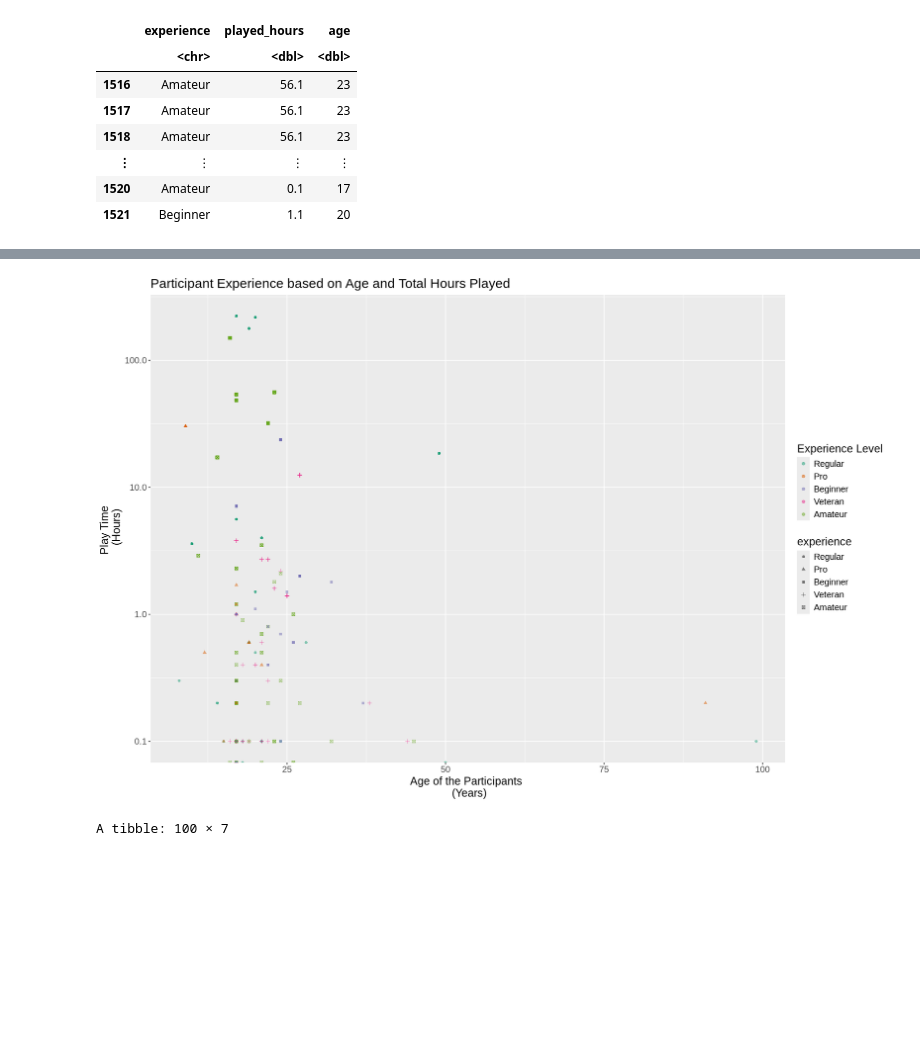
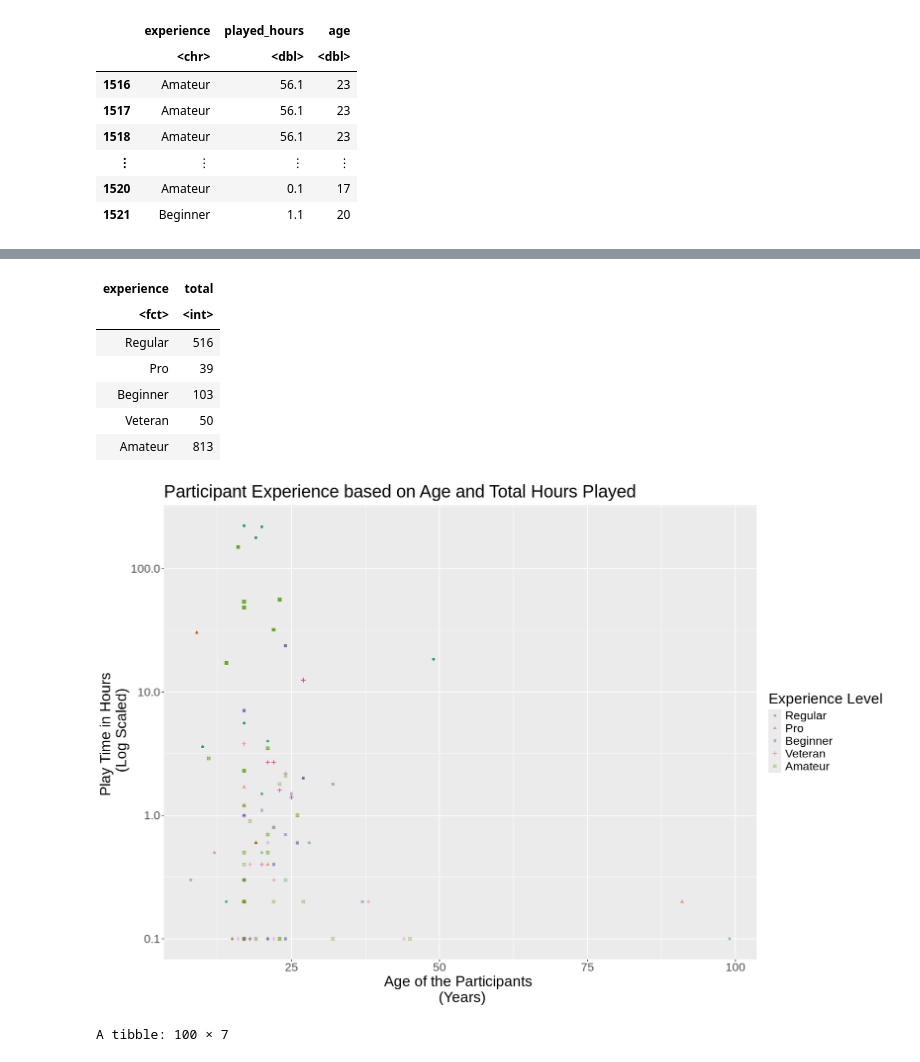
Before and after one commit to EtanSun/DSCI_100_Project, a Jupyter notebook: project.ipynb, the cells around one changed output, grey strips where cells are left out. Saved outputs shown, nothing was run; the diff lists cells and outputs as text; code cells hidden in the pictures; blank space fills up the shorter version.

```diff
--- a/project.ipynb
+++ b/project.ipynb
@@ -130,12 +148,12 @@ playdate_select <- playdate |>
 select (experience, played_hours, age)
 
 #Remove all values of "played_hours" that equal to 0. (4)
-playdate_final <- playdate_select |>
+playdate_NA <- playdate_select |>
 filter (played_hours > 0)
 
 #Printing out the first and last 6 rows to see what we are working with. (5)
-head(playdate_final, 6)
-tail (playdate_final, 6)
+head(playdate_NA, 6)
+tail (playdate_NA, 6)
 # %% [output]
 A data.frame: 6 × 3
 |  | experience | played_hours | age |
@@ -158,22 +194,27 @@ A data.frame: 6 × 3
 # %%
-#Copy and reword this code if we don't need start_time, end_time, and difference:
+#Setting the initial plot size. (1)
 options (repr.plot.width = 15, repr.plot.height = 10)
 
-
-#Final Cleaning of the data and turning the experience variable to a categorical variable
-playdate_final <- playdate_diff |>
+#Converting experience into a factor data type - categorical. (2)
+playdate_final <- playdate_NA |>
 select (experience:age) |>
 mutate (experience = as_factor(experience))
 
-#Creating a visualization to see what we're working with; x = age as it is independent, y = played_hours as it might change based on age
+#Creating a visualization to see what we're working with; x = age as it is independent, y = played_hours as it might change based on age. (3)
 playdate_vision <- playdate_final |>
 ggplot (aes(x = age, y = played_hours, color = experience, shape = experience)) +
 geom_point(alpha = 0.5) +
 scale_color_brewer (palette = "Dark2") +
-labs (x = "Age of the Participants \n (Years)", y = "Play Time \n (Hours)", title = "Participant Experience based on Age and Total Hours Played"
-      , color = "Experience Level") +
-theme (text = element_text (size = 15)) +
+labs (x = "Age of the Participants \n (Years)", y = "Play Time in Hours \n (Log Scaled)", title = "Participant Experience based on Age and Total Hours Played"
+      , color = "Experience Level", shape = "Experience Level") +
+theme (text = element_text (size = 20)) +
 scale_y_log10 ()
 
+#Creating the summary for total observations per class/category. (4)
+playdate_summary <- playdate_final |>
+group_by (experience) |>
+summarise (total = n())
+
 playdate_vision
+playdate_summary
 # %% [output]
@@ -182,4 +222,11 @@ Warning message in scale_y_log10():
+| experience | total |
+| <fct> | <int> |
+| Regular | 516 |
+| Pro | 39 |
+| Beginner | 103 |
+| Veteran | 50 |
+| Amateur | 813 |
-[figure, old version]
+[figure, new version]
 # %%
 #Creating the model
 
```
Also changed, not shown: parts of 3 cells of this notebook.
